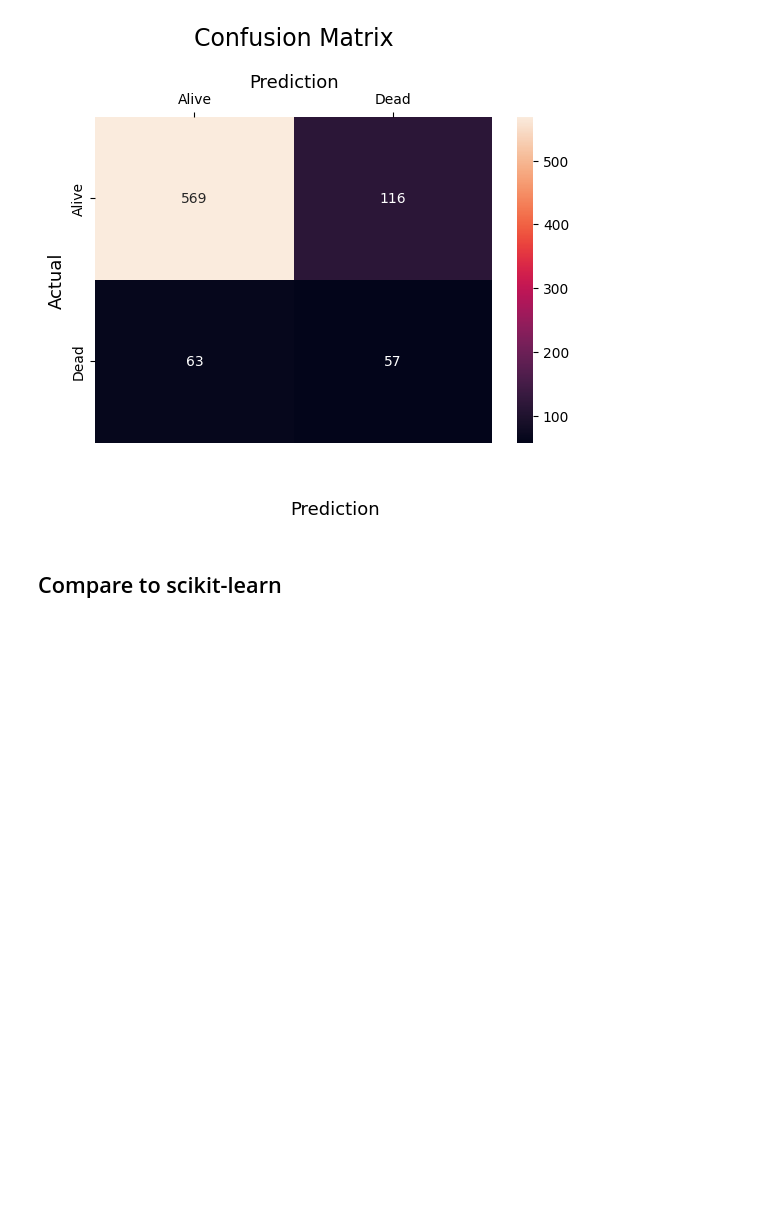
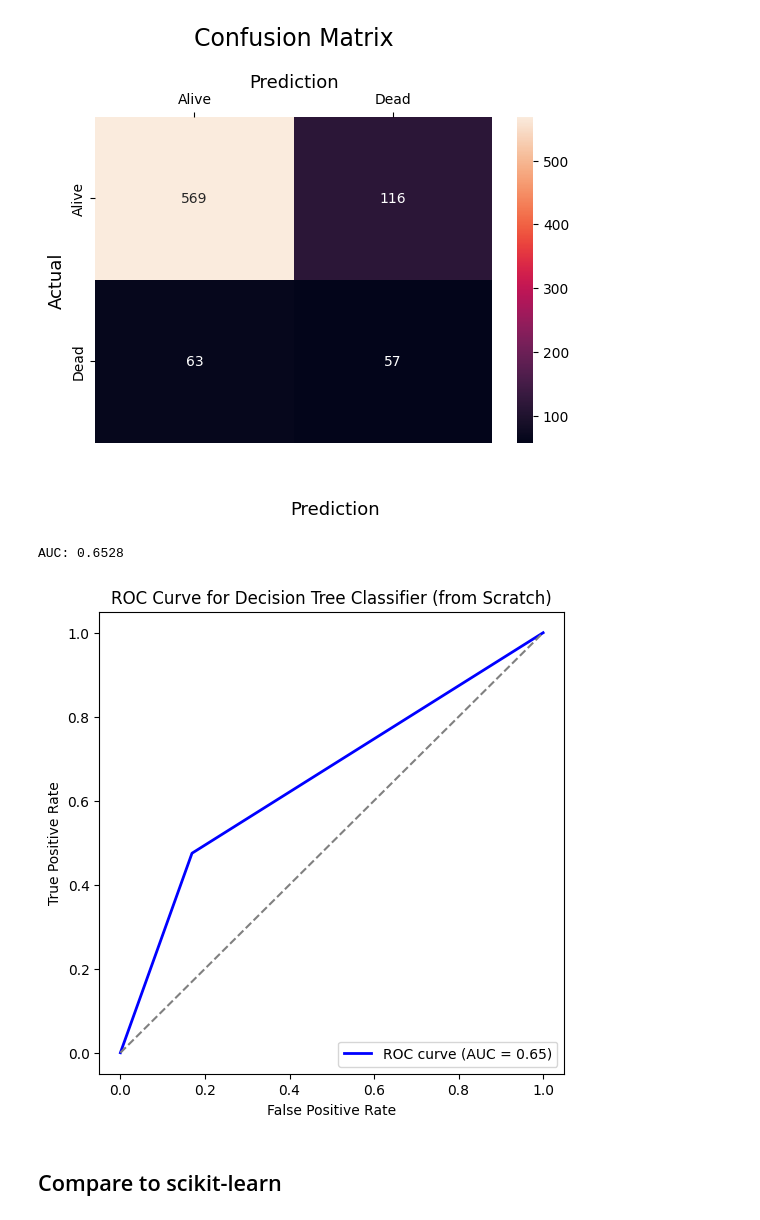
Before and after one commit to Kittonn/intro-to-ml-and-dl-project, a Jupyter notebook: supervised_classifications/decision_tree.ipynb, the cells around one changed output. Saved outputs shown, nothing was run; the diff lists cells and outputs as text; code cells hidden in the pictures; blank space fills up the shorter version.

```diff
--- a/supervised_classifications/decision_tree.ipynb
+++ b/supervised_classifications/decision_tree.ipynb
@@ -213,6 +213,26 @@ class DecisionTreeClassifierFromScratch(BaseEstimator, ClassifierMixin):
       if tree.right is not None:
           print (indentation + '----- False branch :)')
           self._draw_tree(tree.right, indentation + "  ", depth+1)
+
+  def predict_proba(self, X):
+    X = np.array(X)
+    probs = []
+    for sample in X:
+        node = self.root
+        while not isinstance(node, LeafNode):
+            feature_value = sample[node.feature_index]
+            if feature_value >= node.threshold:
+                node = node.left
+            else:
+                node = node.right
+        # compute class probability in this leaf node
+        y_leaf = node.prediction_value
+        # If you only stored a single class, just make it binary
+        if y_leaf == 1:
+            probs.append(1.0)
+        else:
+            probs.append(0.0)
+    return np.array(probs)
 # %% [markdown]
 ## Preprocessing
 # %%
@@ -466,6 +486,33 @@ plt.show()
 #     filled = True
 # )
 # Source.from_file(os.path.join(IMAGES_PATH, "breast_cancer_scratch.dot"))
+# %%
+# ROC & AUC
+# from sklearn.metrics import roc_curve, roc_auc_score
+# import matplotlib.pyplot as plt
+
+# Get probabilities (or scores)
+y_pred_proba = tree.predict_proba(X_test)
+
+# Compute FPR, TPR, thresholds
+fpr, tpr, thresholds = roc_curve(y_test, y_pred_proba)
+
+# Compute AUC
+auc_score = roc_auc_score(y_test, y_pred_proba)
+print(f"AUC: {auc_score:.4f}")
+
+# Plot ROC curve
+plt.figure(figsize=(6, 6))
+plt.plot(fpr, tpr, color='blue', lw=2, label=f'ROC curve (AUC = {auc_score:.2f})')
+plt.plot([0, 1], [0, 1], color='gray', linestyle='--')
+plt.xlabel('False Positive Rate')
+plt.ylabel('True Positive Rate')
+plt.title('ROC Curve for Decision Tree Classifier (from Scratch)')
+plt.legend(loc="lower right")
+plt.show()
+# %% [output]
+AUC: 0.6528
+[figure, added]
 # %%
 # # ROC & AUC
 
```
Also changed, not shown: 3 other files.
